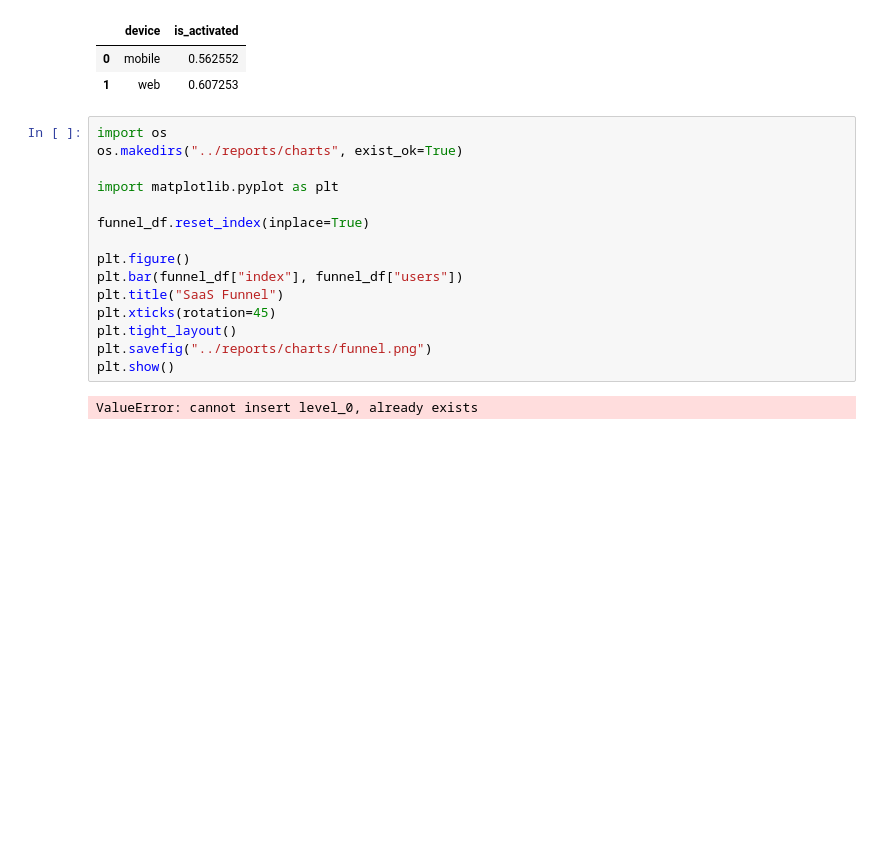
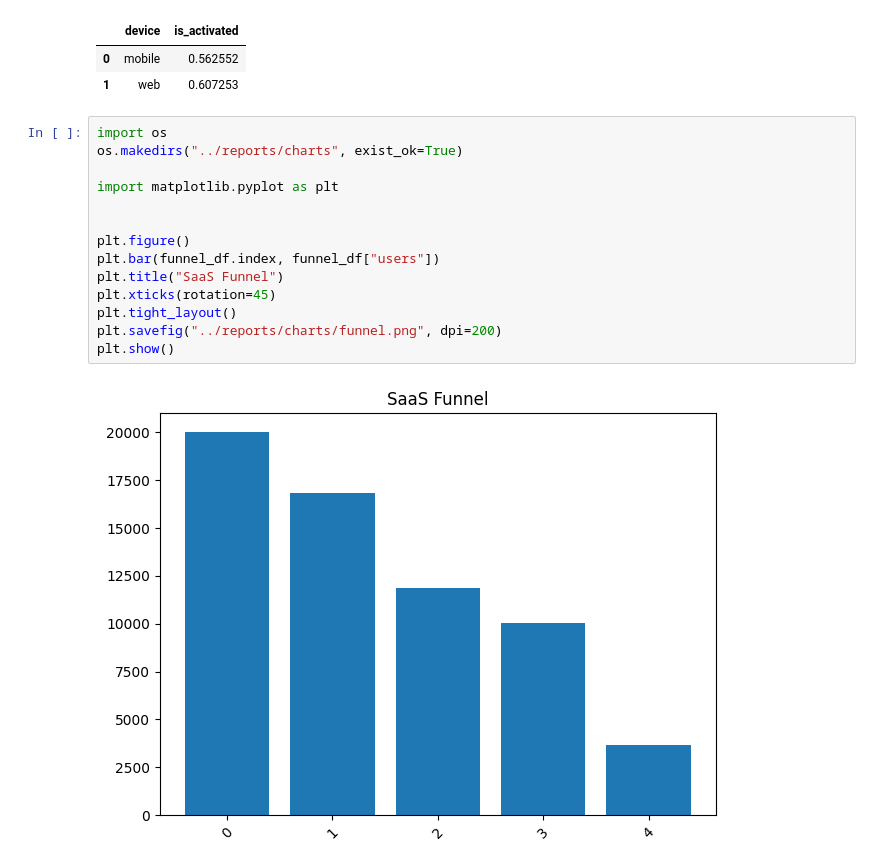
Before and after one commit to itsameaditya/saas-funnel-leakage-detector, a Jupyter notebook: notebooks/01_data_validation_and_base_funnel.ipynb, the cells around one changed output. Cells and saved outputs as stored; diff of their text form; blank space fills up the shorter version.

Commit message:
Update funnel analysis notebook with activation and checkout insights

```diff
--- a/notebooks/01_data_validation_and_base_funnel.ipynb
+++ b/notebooks/01_data_validation_and_base_funnel.ipynb
@@ -294,17 +294,16 @@ activation_by_device
 # %%
 import os
 os.makedirs("../reports/charts", exist_ok=True)
 
 import matplotlib.pyplot as plt
 
-funnel_df.reset_index(inplace=True)
 
 plt.figure()
-plt.bar(funnel_df["index"], funnel_df["users"])
+plt.bar(funnel_df.index, funnel_df["users"])
 plt.title("SaaS Funnel")
 plt.xticks(rotation=45)
 plt.tight_layout()
-plt.savefig("../reports/charts/funnel.png")
+plt.savefig("../reports/charts/funnel.png", dpi=200)
 plt.show()
 # %% [output]
-ValueError: cannot insert level_0, already exists
+[figure, added]
```
Also changed, not shown: parts of 2 cells of this notebook, 1 other file.
